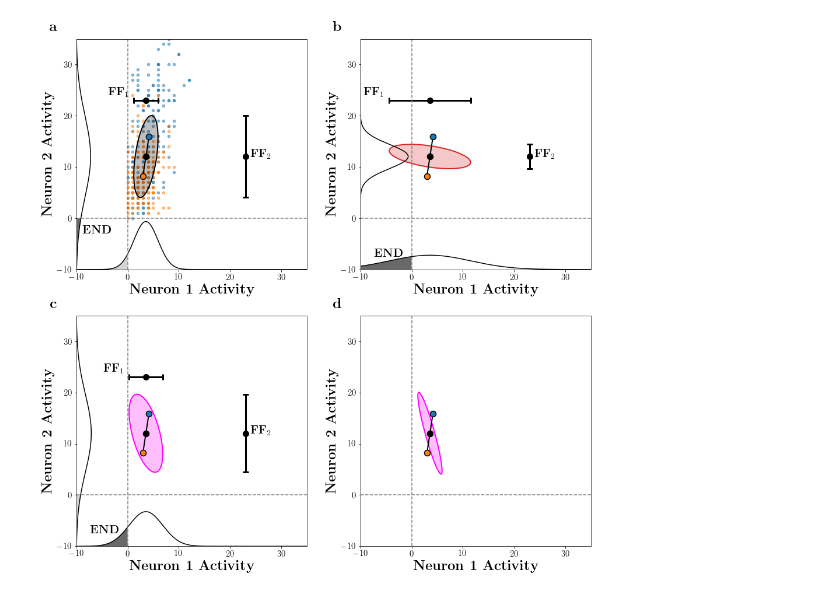
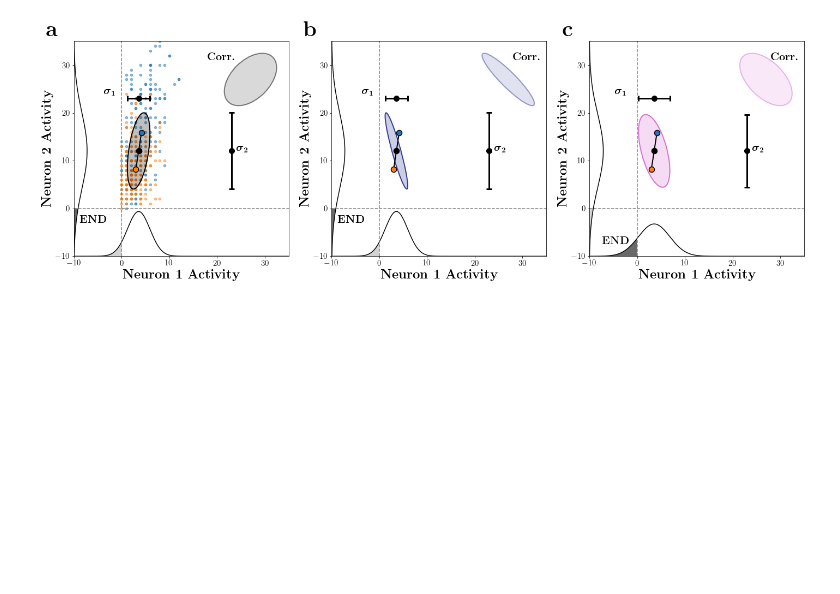
Before and after one commit to BouchardLab/noise_correlations, a Jupyter notebook: figures/figure4.ipynb, the cells around one changed output. Drawn from its saved outputs; the diff is of its cells as text; code cells hidden in the pictures; blank space fills up the shorter version.

Commit message:
figure work

```diff
--- a/figures/figure4.ipynb
+++ b/figures/figure4.ipynb
@@ -61,19 +64,32 @@ def plot_marginals(mu, cov, lim, pcts, ax, compare=True, denom=.18):
     ax.fill_betweenx(xs[idxs], lim[0]*np.ones_like(xs[idxs]),
                     -ys1[idxs] * lim[0] / denom + lim[0], fc=c, alpha=1)
 
-def plot_fano(mu, cov, ax):
+def plot_fano(mu, cov, ax, label=True):
     ax.errorbar(23, mu[1],
                 yerr=[np.sqrt(cov[1, 1])], c='k',
                 capsize=5, capthick=3, elinewidth=3,
                 marker='o', ms=10)
-    ax.text(24, mu[1], r'$\textbf{FF}_2$', size=20)
-    ax.text(mu[0] - 5 - np.sqrt(cov[0, 0]), 24, r'$\textbf{FF}_1$', size=20)
+    ax.text(24, mu[1], r'\boldmath$\sigma_2$', size=20)
+    ax.text(mu[0] - 5 - np.sqrt(cov[0, 0]), 24, r'\boldmath$\sigma_1$', size=20)
     ax.errorbar(mu[0], 23,
                 xerr=[np.sqrt(cov[0, 0])], c='k',
                 capsize=5, capthick=3, elinewidth=3,
                 marker='o', ms=10)
+
+def plot_corr(mu, cov, ax):
+    w, v = np.linalg.eigh(utils.cov2corr(cov))
+    ax.text(24, mu[1], r'\boldmath$\sigma_2$', size=20)
+    ax.text(mu[0] - 5 - np.sqrt(cov[0, 0]), 24, r'\boldmath$\sigma_1$', size=20)
+    ax.errorbar(23, mu[1],
+                yerr=[np.sqrt(cov[1, 1])], c='k',
+                capsize=5, capthick=3, elinewidth=3,
+                marker='o', ms=10)
+    ax.errorbar(mu[0], 23,
+                xerr=[np.sqrt(cov[0, 0])], c='k',
+                capsize=5, capthick=3, elinewidth=3,
+                marker='o', ms=10)
 # %%
-fig, axes = plt.subplots(2, 2, figsize=(16, 16))
+fig, axes = plt.subplots(1, 3, figsize=(24, 8))
 idx = idxs[8]
 units = pvc11_1['units'][0, idx][:2]
 Xu = pvc11_1['X'][:][:, units]
@@ -81,6 +97,8 @@ pcts = np.percentile(Xu, 1, axis=0)
 opt = pvc11_1['opt_covs/3'][idx]
 opt_fa = pvc11_1['opt_fa_covs/3'][idx]
 opt_u = pvc11_1['opt_u_covs/3'][idx]
+print('uniform p:', pvc11_1['p_u_lfi'][0, idx])
+print('fa p:', pvc11_1['p_fa_lfi'][0, idx])
 X1, X2 = utils.get_dimstim_responses_from_h5(pvc11_1, 0, idx)
 cov1 = np.cov(X1.T)
 cov2 = np.cov(X2.T)
@@ -94,7 +112,7 @@ neuron2 = 1
 slc = [neuron1, neuron2]
 lim = [-10, 35]
 
-ax = axes[0, 0]
+ax = axes[0]
 # Plot the neural responses, stimulus 1
 ax.scatter(
     X1[:, neuron1], X1[:, neuron2],
@@ -128,27 +146,18 @@ plot_marginals(avg_mean[[neuron1, neuron2]],
                lim, pcts, ax)
 plot_fano(avg_mean[[neuron1, neuron2]],
                obs[[neuron1, neuron2]][:, [neuron1, neuron2]], ax)
-
-
-ax = axes[0, 1]
-# Plot optimal covariance ellipse
 plot_cov_ellipse(
-    opt[[neuron1, neuron2]][:, [neuron1, neuron2]],
-    avg_mean[[neuron1, neuron2]],
+    utils.cov2corr(obs[[neuron1, neuron2]][:, [neuron1, neuron2]]) * 30.,
+    [27, 27],
     ax,
     include_mu=False,
     n_std=1,
     linewidth=2,
-    facecolor=mplego.colors.hex_to_rgb(ccycle[3], 0.25),
-    edgecolor=mplego.colors.hex_to_rgb(ccycle[3], 1.0))
-plot_marginals(avg_mean[[neuron1, neuron2]],
-               opt[[neuron1, neuron2]][:, [neuron1, neuron2]],
-               lim, pcts, ax, compare=True)
-plot_fano(avg_mean[[neuron1, neuron2]],
-               opt[[neuron1, neuron2]][:, [neuron1, neuron2]], ax)
+    facecolor=mplego.colors.hex_to_rgb('#000000', 0.15),
+    edgecolor=mplego.colors.hex_to_rgb('#000000', .5))
 
 
-ax = axes[1, 0]
+ax = axes[2]
 # Plot optimal FA covariance ellipse
 plot_cov_ellipse(
     opt_fa[[neuron1, neuron2]][:, [neuron1, neuron2]],
@@ -157,8 +166,17 @@ plot_cov_ellipse(
     include_mu=False,
     n_std=1,
     linewidth=2,
-    facecolor=mplego.colors.hex_to_rgb('#FF00FF', 0.25),
-    edgecolor=mplego.colors.hex_to_rgb('#FF00FF', 1.0))
+    facecolor=colors.to_rgba(nc_colors['fa'], 0.25),
+    edgecolor=colors.to_rgba(nc_colors['fa'], 1.0))
+plot_cov_ellipse(
+    utils.cov2corr(opt_fa[[neuron1, neuron2]][:, [neuron1, neuron2]]) * 30.,
+    [27, 27],
+    ax,
+    include_mu=False,
+    n_std=1,
+    linewidth=2,
+    facecolor=colors.to_rgba(nc_colors['fa'], 0.15),
+    edgecolor=colors.to_rgba(nc_colors['fa'], .5))
 plot_marginals(avg_mean[[neuron1, neuron2]],
                opt_fa[[neuron1, neuron2]][:, [neuron1, neuron2]],
                lim, pcts, ax, compare=True)
@@ -166,7 +184,8 @@ plot_fano(avg_mean[[neuron1, neuron2]],
                opt_fa[[neuron1, neuron2]][:, [neuron1, neuron2]], ax)
 
 
-ax = axes[1, 1]
+
+ax = axes[1]
 # Plot optimal uniform covariance ellipse
 plot_cov_ellipse(
     opt_u[[neuron1, neuron2]][:, [neuron1, neuron2]],
@@ -175,10 +194,27 @@ plot_cov_ellipse(
     include_mu=False,
     n_std=1,
     linewidth=2,
-    facecolor=mplego.colors.hex_to_rgb('#FF00FF', 0.25),
-    edgecolor=mplego.colors.hex_to_rgb('#FF00FF', 1.0))
+    facecolor=mplego.colors.hex_to_rgb(nc_colors['uniform'], 0.25),
+    edgecolor=mplego.colors.hex_to_rgb(nc_colors['uniform'], 1.0))
+plot_cov_ellipse(
+    utils.cov2corr(opt_u[[neuron1, neuron2]][:, [neuron1, neuron2]]) * 30.,
+    [27, 27],
+    ax,
+    include_mu=False,
+    n_std=1,
+    linewidth=2,
+    facecolor=colors.to_rgba(nc_colors['uniform'], 0.15),
+    edgecolor=colors.to_rgba(nc_colors['uniform'], .5))
+plot_corr(avg_mean[[neuron1, neuron2]],
+               opt_u[[neuron1, neuron2]][:, [neuron1, neuron2]], ax)
+plot_marginals(avg_mean[[neuron1, neuron2]],
+               opt_u[[neuron1, neuron2]][:, [neuron1, neuron2]],
+               lim, pcts, ax, compare=True)
 
 
+axes[0].text(18, 31, r'$\textbf{Corr.}$', size=20)
+axes[1].text(28, 31, r'$\textbf{Corr.}$', size=20)
+axes[2].text(28, 31, r'$\textbf{Corr.}$', size=20)
 labels = ['a', 'b', 'c']
 for ii, ax in enumerate(axes.ravel()):
     # Plot the differential correlation direction
@@ -216,12 +252,12 @@ for ii, ax in enumerate(axes.ravel()):
 
     mplego.scatter.tighten_scatter_plot(ax, lim=lim, identity=False)
 
-    ax.set_xlabel(r'\textbf{Neuron 1 Activity}', fontsize=24)
-    ax.set_ylabel(r'\textbf{Neuron 2 Activity}', fontsize=24)
+    ax.set_xlabel(r'$\textbf{Neuron 1 Activity}$', fontsize=24)
+    ax.set_ylabel(r'$\textbf{Neuron 2 Activity}$', fontsize=24)
     ax.set_xticks([-10, 0, 10, 20, 30])
     ax.set_yticks([-10, 0, 10, 20, 30])
     ax.tick_params(labelsize=15)
-mplego.labels.apply_subplot_labels(axes.ravel(), x=-0.1, size=25, bold=True)
+mplego.labels.apply_subplot_labels(axes.ravel(), x=-0.1, size=40, bold=True)
 plt.savefig('figure4.jpg', bbox_inches='tight')
 plt.savefig('figure4.pdf', bbox_inches='tight')
 # %% [output]
@@ -228 +266 @@ plt.savefig('figure4.pdf', bbox_inches='tight')
-[figure, old version]
+[figure, new version]
```
Also changed, not shown: parts of 13 cells of this notebook, 5 other files.
